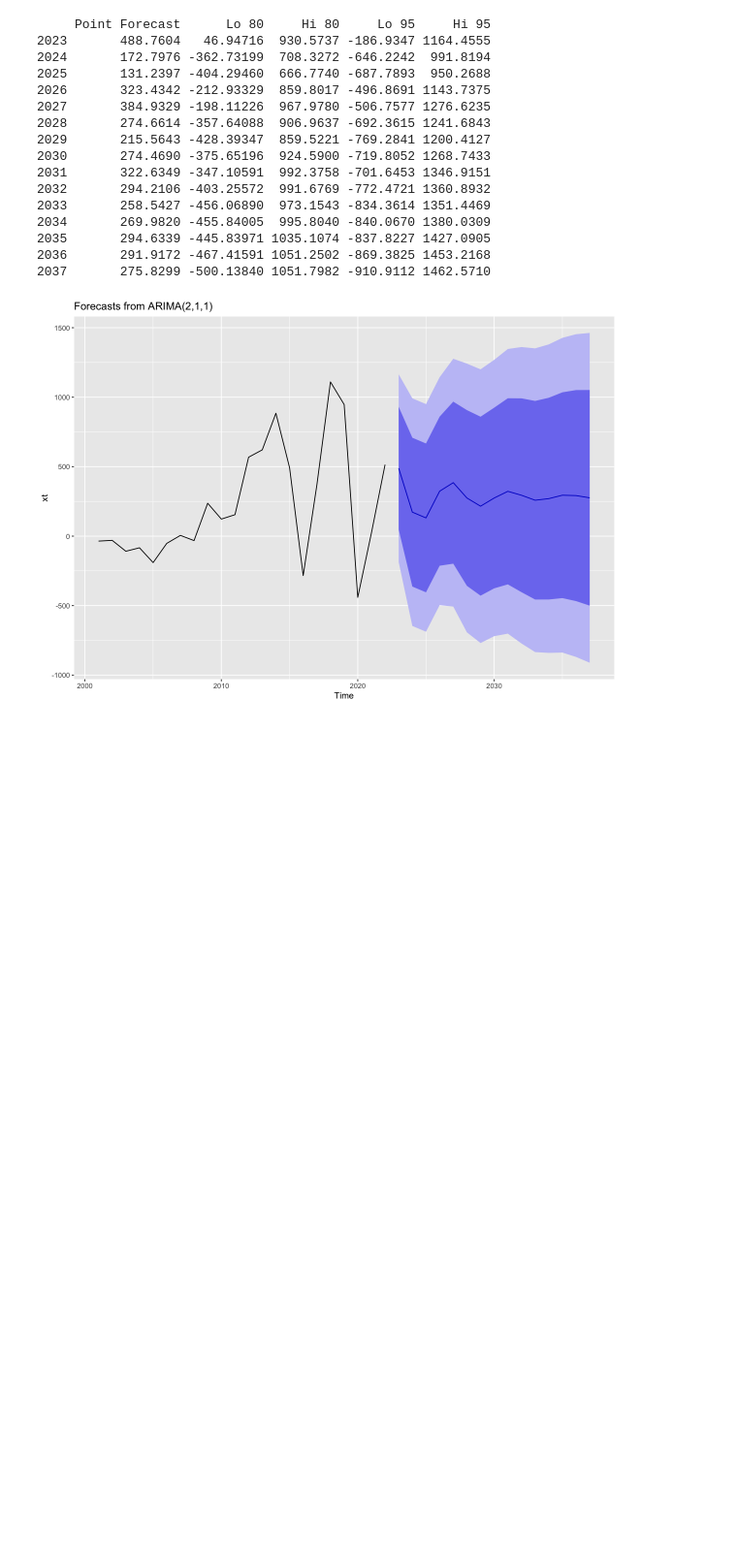
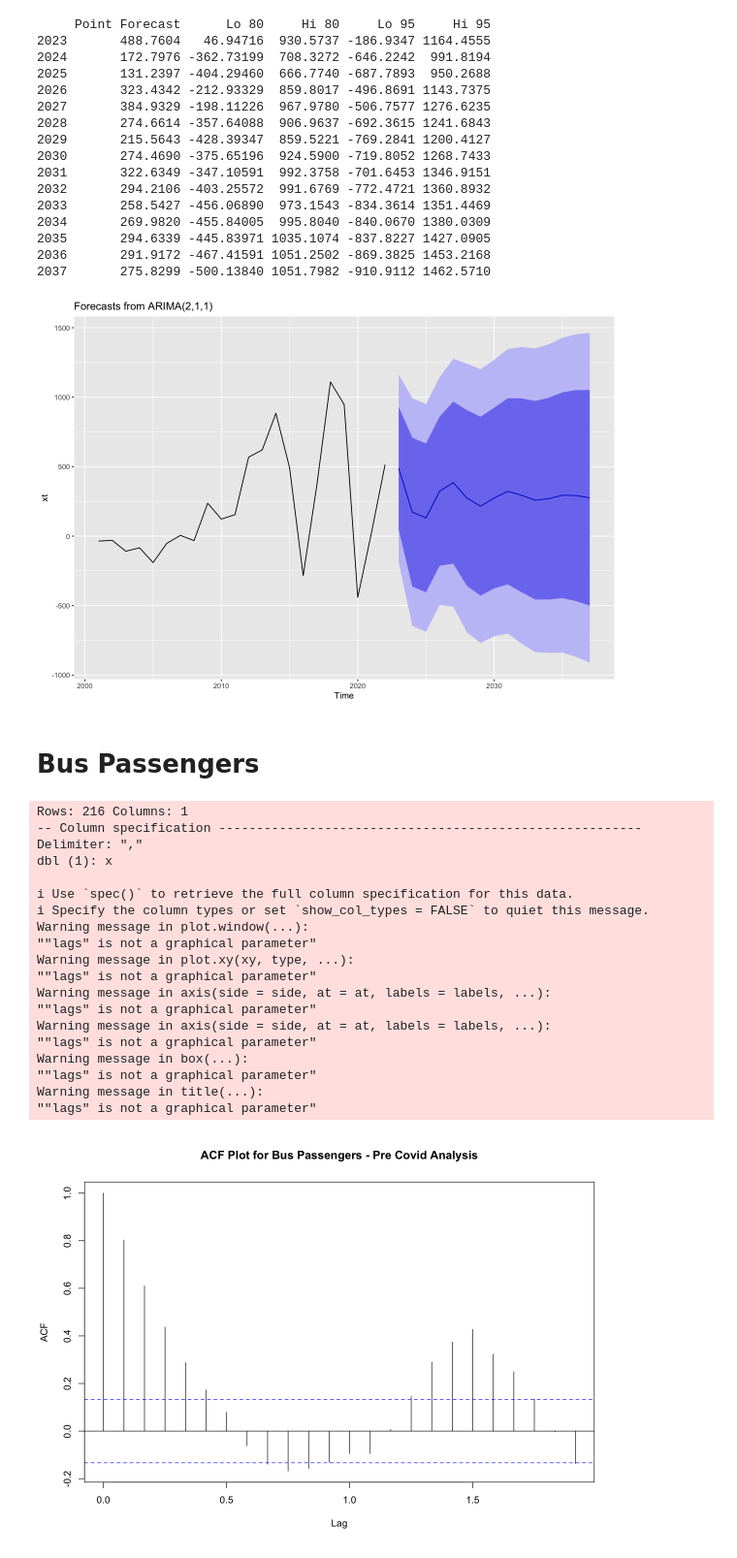
Before and after one commit to anly501/dsan-5000-project-mazuckerberg-git, a Jupyter notebook: dsan-website/5600-website/test_6_ARMA.ipynb, the cells around one changed output. Shown at 97% size. Saved outputs shown, nothing was run; the diff lists cells and outputs as text; code cells hidden in the pictures; blank space fills up the shorter version.

```diff
--- a/dsan-website/5600-website/test_6_ARMA.ipynb
+++ b/dsan-website/5600-website/test_6_ARMA.ipynb
@@ -202,3 +211,34 @@ par(bg = "white")
 autoplot(forecast_fit)
 # %% [output]
 [figure]
+# %% [markdown]
+# Bus Passengers
+# %%
+par(bg = "white")
+
+ts_bus_passengers <- read_csv('./data/ts_bus_passengers.csv')
+
+ts_bus_passengers <- ts(ts_bus_passengers$x,star=decimal_date(as.Date("2002-01-01",format = "%Y-%m-%d")),frequency = 12)
+
+acf(ts_bus_passengers, lags = 60, main="ACF Plot for Bus Passengers - Pre Covid Analysis")
+# %% [output]
+Rows: 216 Columns: 1
+-- Column specification --------------------------------------------------------
+Delimiter: ","
+dbl (1): x
+
+i Use `spec()` to retrieve the full column specification for this data.
+i Specify the column types or set `show_col_types = FALSE` to quiet this message.
+Warning message in plot.window(...):
+""lags" is not a graphical parameter"
+Warning message in plot.xy(xy, type, ...):
+""lags" is not a graphical parameter"
+Warning message in axis(side = side, at = at, labels = labels, ...):
+""lags" is not a graphical parameter"
+Warning message in axis(side = side, at = at, labels = labels, ...):
+""lags" is not a graphical parameter"
+Warning message in box(...):
+""lags" is not a graphical parameter"
+Warning message in title(...):
+""lags" is not a graphical parameter"
+[figure, added]
```
Also changed, not shown: parts of 7 cells of this notebook, 9 other files.
